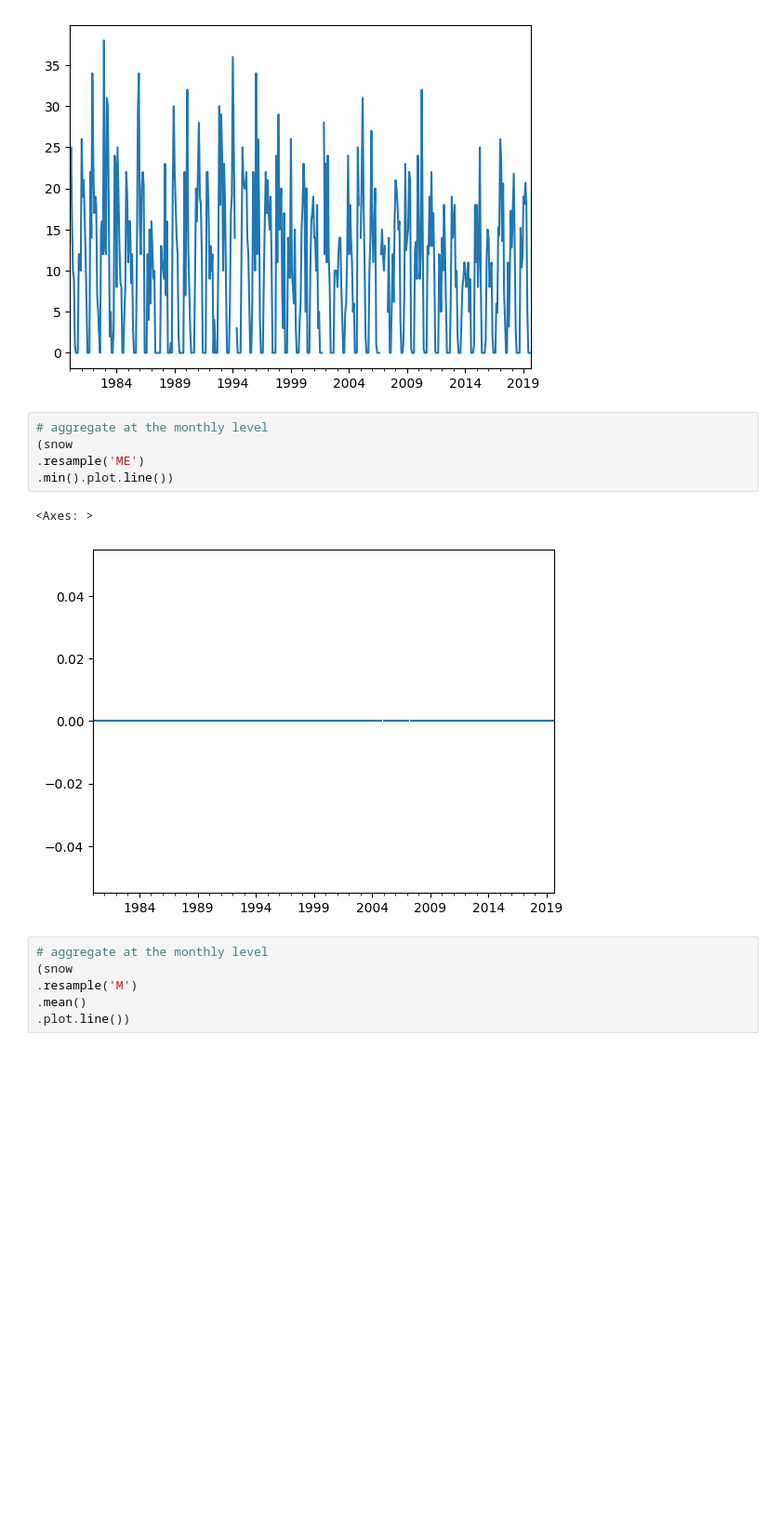
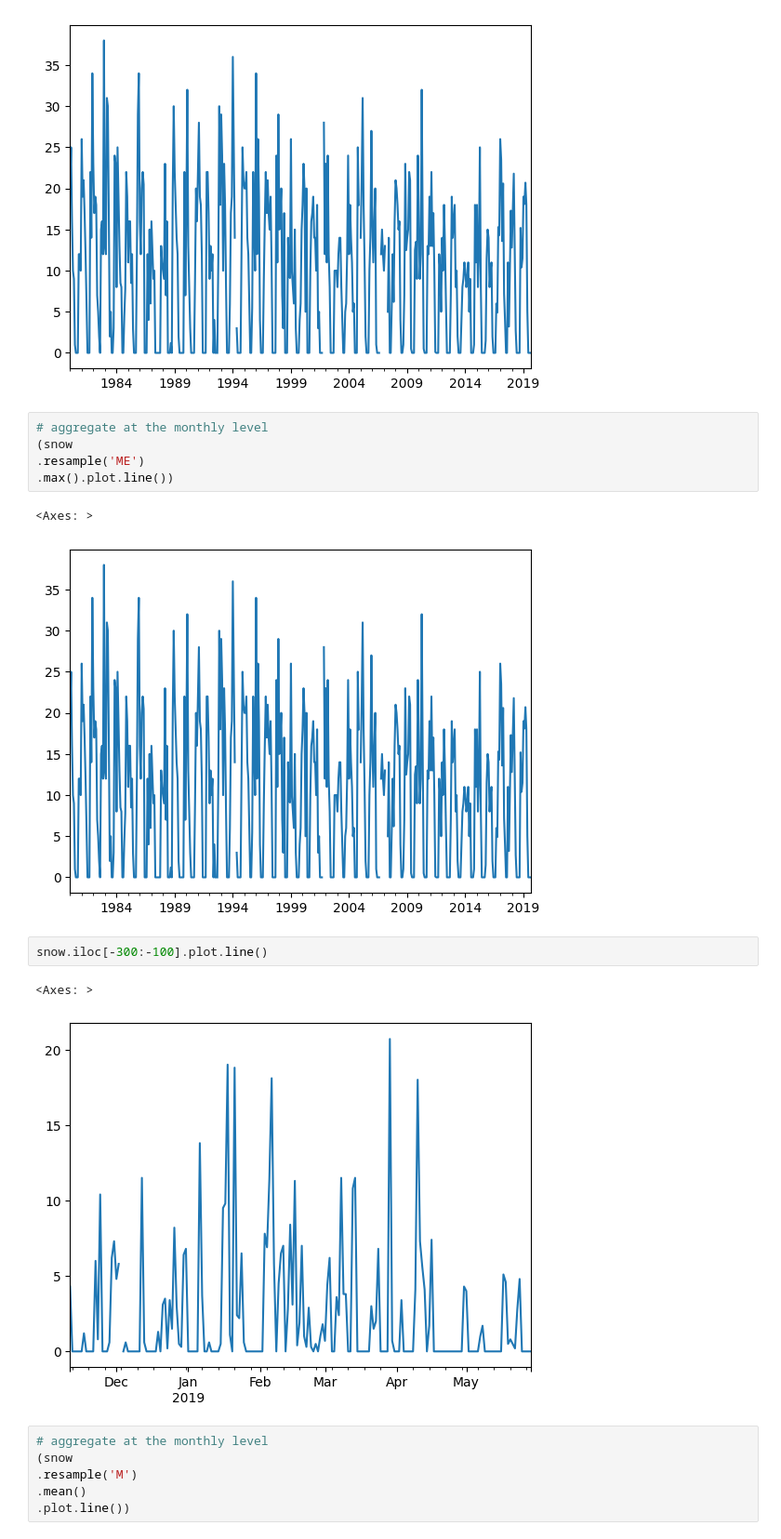
Before and after one commit to stevechengnyc/effective-pandas, a Jupyter notebook: 14-plotting-with-a-series.ipynb, the cells around one changed output. Shown at 93% size. Drawn from its saved outputs; the diff is of its cells as text; blank space fills up the shorter version.

```diff
--- a/14-plotting-with-a-series.ipynb
+++ b/14-plotting-with-a-series.ipynb
@@ -96,10 +96,15 @@ snow[snow>0].plot.line()
 # aggregate at the monthly level
 (snow
 .resample('ME')
-.min().plot.line())
+.max().plot.line())
 # %% [output]
 <Axes: >
-[figure, old version]
+[figure, new version]
+# %%
+snow.iloc[-300:-100].plot.line()
+# %% [output]
+<Axes: >
+[figure, added]
 # %%
 # aggregate at the monthly level
 (snow
```
Also changed, not shown: parts of 25 cells of this notebook.
